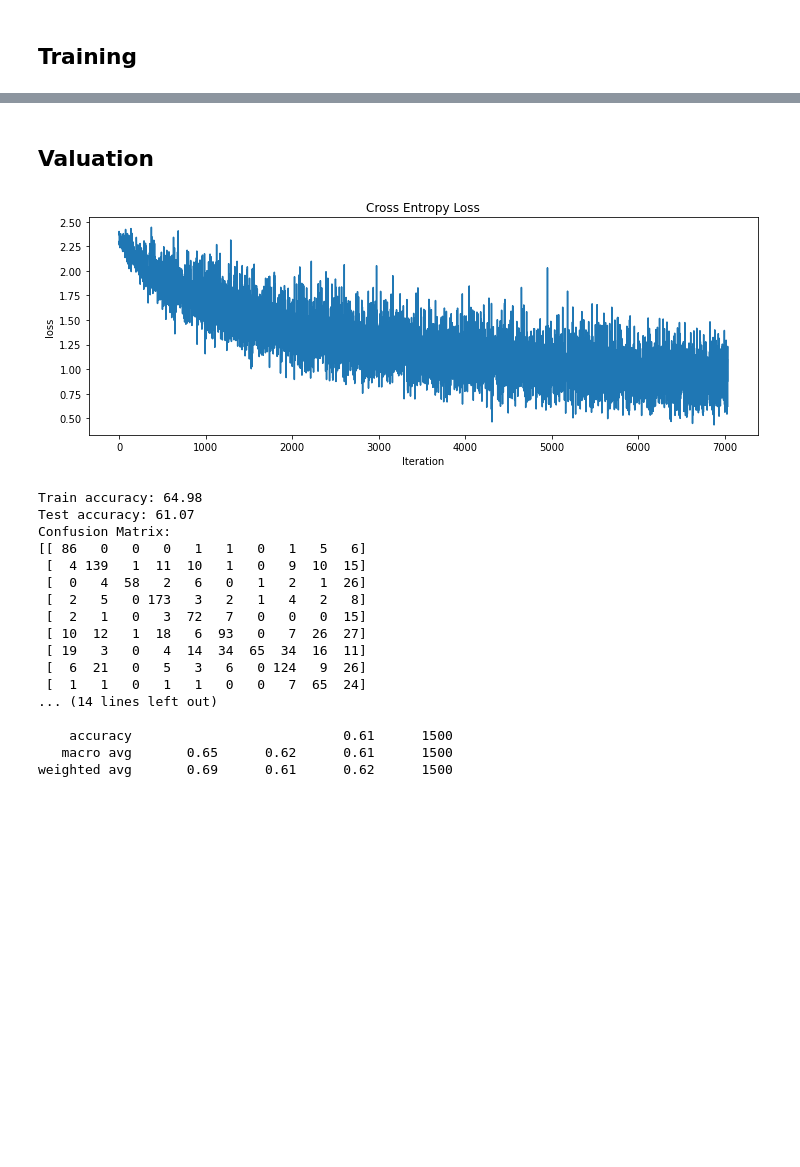
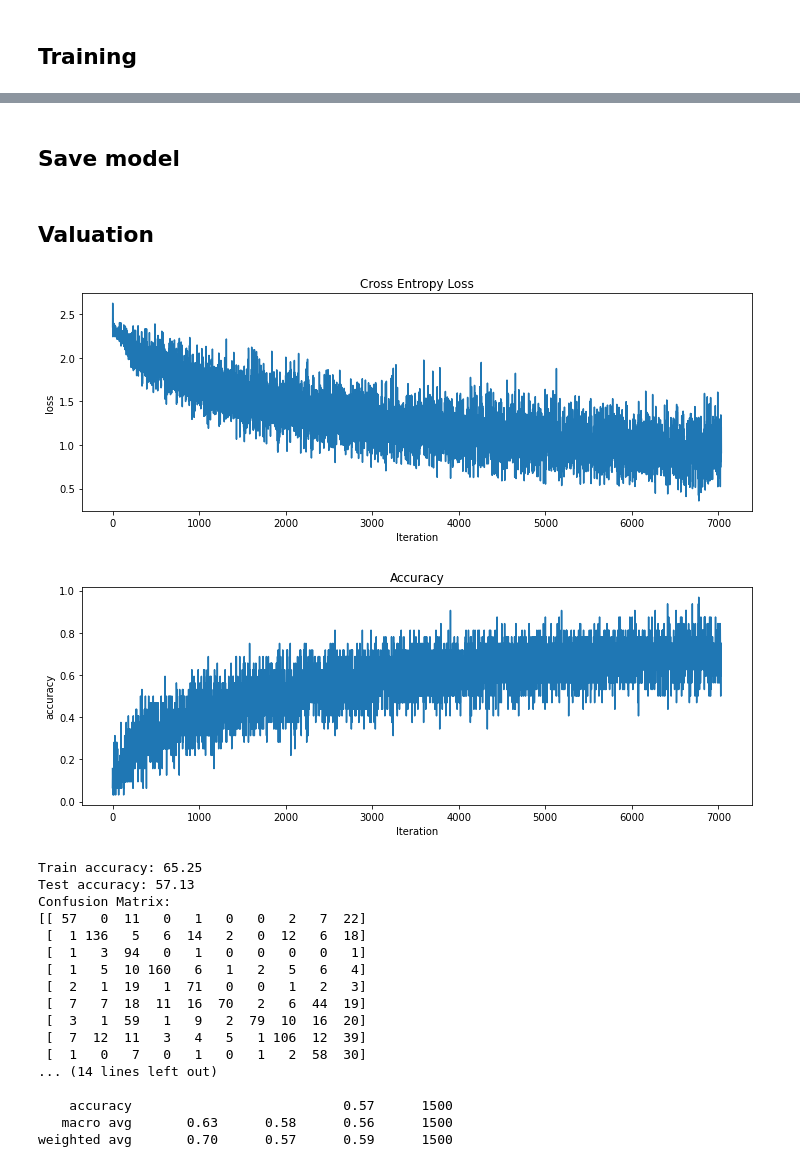
Before and after one commit to yan-ren/COMP6721_Winter2023_GroupK, a Jupyter notebook: resnet/comp6721_project_ResNet_10.ipynb, the cells around one changed output, grey strips where cells are left out. Drawn from its saved outputs; the diff is of its cells as text; code cells hidden in the pictures; blank space fills up the shorter version.

```diff
--- a/resnet/comp6721_project_ResNet_10.ipynb
+++ b/resnet/comp6721_project_ResNet_10.ipynb
@@ -84,10 +102,11 @@ WARNING:matplotlib.image:Clipping input data to the valid range for imshow with
 # %% [markdown]
 ## Training
 # %%
+# Training
 %%time
 
-num_epochs = 15
 losses = []
+accuracy = []
 
 for epoch in range(num_epochs):
     for i , (inputs, targets) in enumerate(train_dataloader):
@@ -108,8 +127,14 @@ for epoch in range(num_epochs):
         #update parameters
         optimizer.step()
 
+        #accuracy
+        _, predicted = torch.max(outputs.data, 1)
+        total = targets.size(0)
+        correct = (predicted == targets).sum().item()
+        accuracy.append(correct / total)
+
         # report
         if (i + 1) % 50 == 0:
-            print('Epoch [%2d/%2d], Step [%3d/%3d], Loss: %.4f'
-                  % (epoch + 1, num_epochs, i + 1, len(train_dataset) // batch_size, loss.item()))
+            print('Epoch [%2d/%2d], Step [%3d/%3d], Loss: %.4f, Accuracy: %.4f'
+                  % (epoch + 1, num_epochs, i + 1, len(train_dataset) // batch_size, loss.item(), correct / total))
 # %% [output]
@@ -175 +206,3 @@ Epoch [ 7/15], Step [250/468], Loss: 1.6991
 ... (15 outputs left out)
+# %% [markdown]
+## Save model
@@ -186,52 +224,61 @@ plt.xlabel('Iteration')
 plt.ylabel('loss')
 plt.title('Cross Entropy Loss')
 plt.show()
+
+plt.figure(figsize=(12, 4))
+plt.plot(accuracy)
+plt.xlabel('Iteration')
+plt.ylabel('accuracy')
+plt.title('Accuracy')
+plt.show()
+
 
 def evaluate_model(title, model, dataloader, device):
     model.eval()  # for batch normalization layers
     corrects = 0
     y_true = []
     y_pred = []
 
     with torch.no_grad():
         for inputs, targets in dataloader:
             inputs, targets = inputs.to(device), targets.to(device)
             outputs = model(inputs)
             _, preds = torch.max(outputs, 1)
             corrects += (preds == targets.data).sum()
             y_true.extend(targets.tolist())
             y_pred.extend(preds.tolist())
 
     print('{title} accuracy: {:.2f}'.format(100. * corrects / len(dataloader.dataset), title=title))
     if title.lower() == "test":
         # Compute the confusion matrix
         cm = confusion_matrix(y_true, y_pred)
         # Compute the precision, recall, and F1 score
         report = classification_report(y_true, y_pred)
         print('Confusion Matrix:')
         print(cm)
         print('Classification Report:')
         print(report)
 
 
 evaluate_model("Train", model, train_dataloader, device)
 evaluate_model("Test", model, evaluation_dataloader, device)
 # %% [output]
-[figure, old version]
+[figure, new version]
+[figure, added]
-Train accuracy: 64.98
-Test accuracy: 61.07
+Train accuracy: 65.25
+Test accuracy: 57.13
 Confusion Matrix:
-[[ 86   0   0   0   1   1   0   1   5   6]
- [  4 139   1  11  10   1   0   9  10  15]
- [  0   4  58   2   6   0   1   2   1  26]
- [  2   5   0 173   3   2   1   4   2   8]
- [  2   1   0   3  72   7   0   0   0  15]
- [ 10  12   1  18   6  93   0   7  26  27]
- [ 19   3   0   4  14  34  65  34  16  11]
- [  6  21   0   5   3   6   0 124   9  26]
- [  1   1   0   1   1   0   0   7  65  24]
+[[ 57   0  11   0   1   0   0   2   7  22]
+ [  1 136   5   6  14   2   0  12   6  18]
+ [  1   3  94   0   1   0   0   0   0   1]
+ [  1   5  10 160   6   1   2   5   6   4]
+ [  2   1  19   1  71   0   0   1   2   3]
+ [  7   7  18  11  16  70   2   6  44  19]
+ [  3   1  59   1   9   2  79  10  16  20]
+ [  7  12  11   3   4   5   1 106  12  39]
+ [  1   0   7   0   1   0   1   2  58  30]
 ... (14 lines left out)
 
-    accuracy                           0.61      1500
-   macro avg       0.65      0.62      0.61      1500
-weighted avg       0.69      0.61      0.62      1500
+    accuracy                           0.57      1500
+   macro avg       0.63      0.58      0.56      1500
+weighted avg       0.70      0.57      0.59      1500
```
Also changed, not shown: parts of 9 cells of this notebook.
